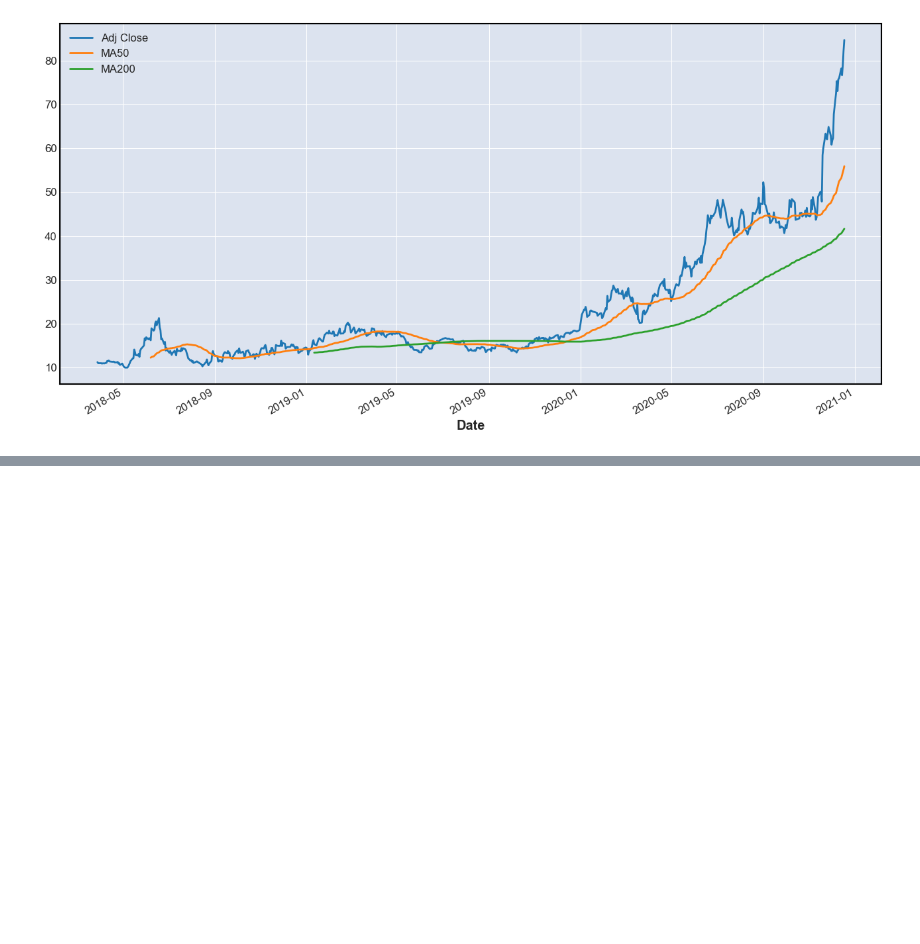
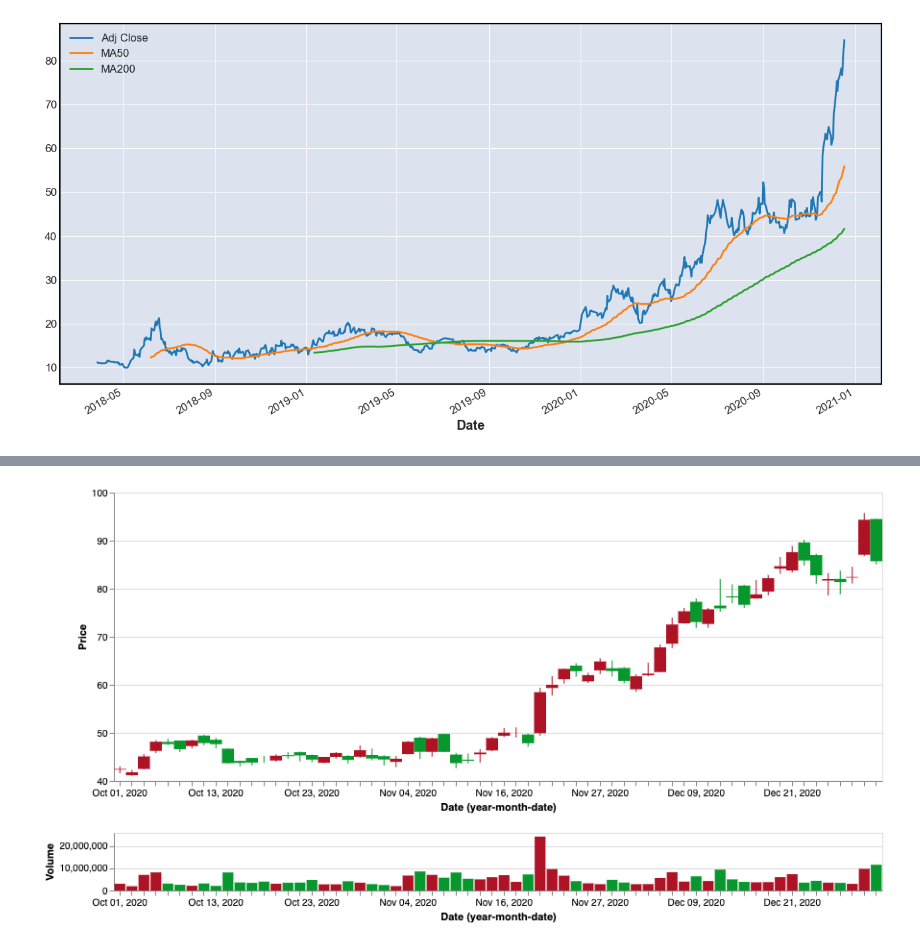
Before and after one commit to tyrchen/jupyter, a Jupyter notebook: bilibili.ipynb, the cells around one changed output, grey strips where cells are left out. Saved outputs shown, nothing was run; the diff lists cells and outputs as text; code cells hidden in the pictures; blank space fills up the shorter version.

```diff
--- a/bilibili.ipynb
+++ b/bilibili.ipynb
@@ -85,0 +92,4 @@ bili[['Adj Close', 'MA50', 'MA200']].plot(label='BILI', figsize=(16,8))
+# %%
+bili = yf.Ticker('BILI')
+df = bili.history(period='3mo').reset_index()
+df
@@ -85,0 +110,28 @@ bili[['Adj Close', 'MA50', 'MA200']].plot(label='BILI', figsize=(16,8))
+# %%
+open_close_color = alt.condition('datum.Open >= datum.Close', alt.value('#06982d'), alt.value('#ae1325'))
+brush = alt.selection(type='interval', encodings=['x'])
+x='yearmonthdate(Date):O'
+base = alt.Chart(df).encode(alt.X(x), color=open_close_color).properties(width=800)
+rule = base.mark_rule().encode(
+    alt.Y('Low:Q', title='Price', scale=alt.Scale(zero=False)),
+    alt.Y2('High:Q'),
+)
+bar = base.mark_bar().encode(
+    alt.Y('Open:Q'),
+    alt.Y2('Close:Q')
+)
+
+volume = base.mark_bar().encode(alt.Y('Volume:Q')).properties(height=60)
+
+((rule + bar).interactive() & volume)
+
+
+
+# lower = alt.layer(volume, height=60).add_selection(brush)
+# upper = (rule + bar).encode(
+#     alt.X(x, scale=alt.Scale(domain=brush))
+# )
+
+# (upper & lower)
+# %% [output]
+[figure, added]
```
Also changed, not shown: parts of 3 cells of this notebook, 5 other files.
